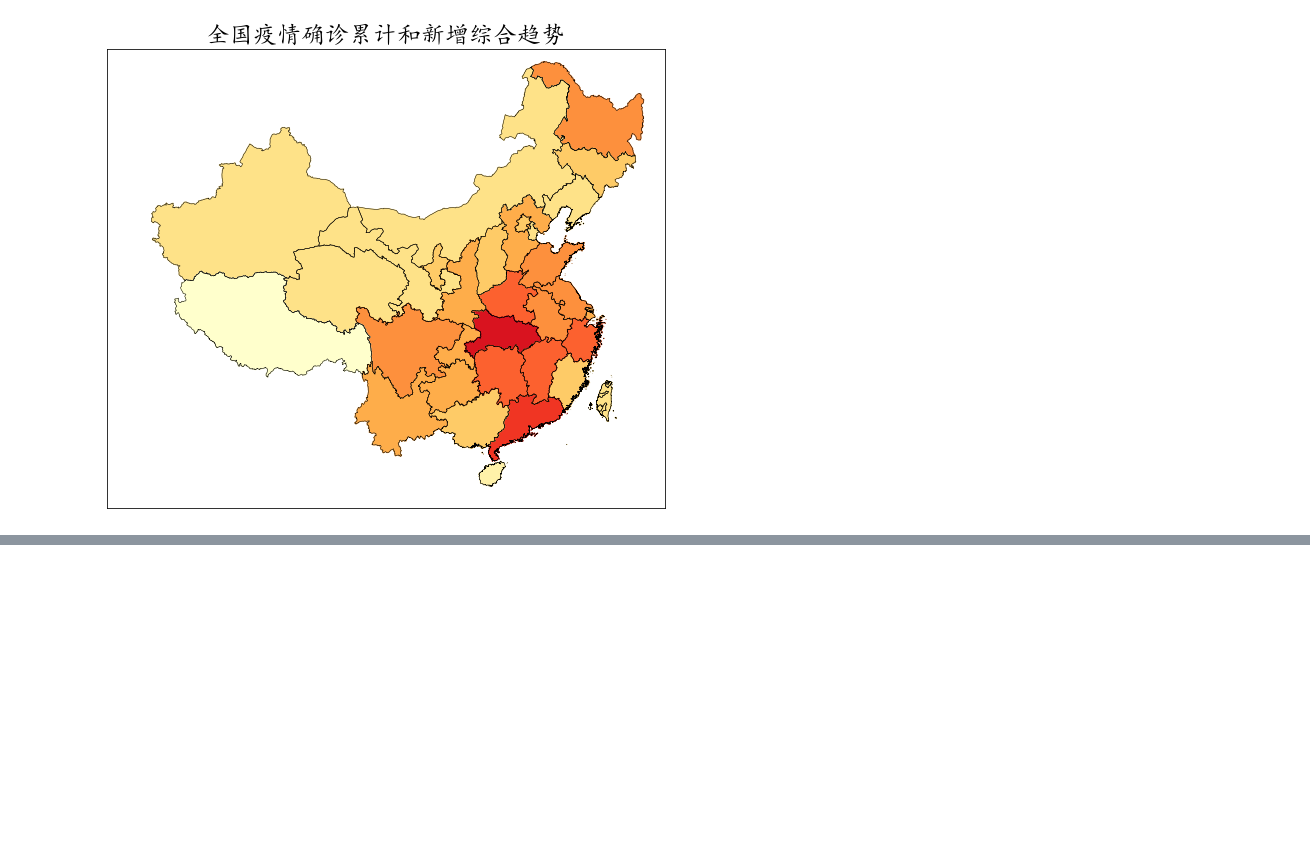
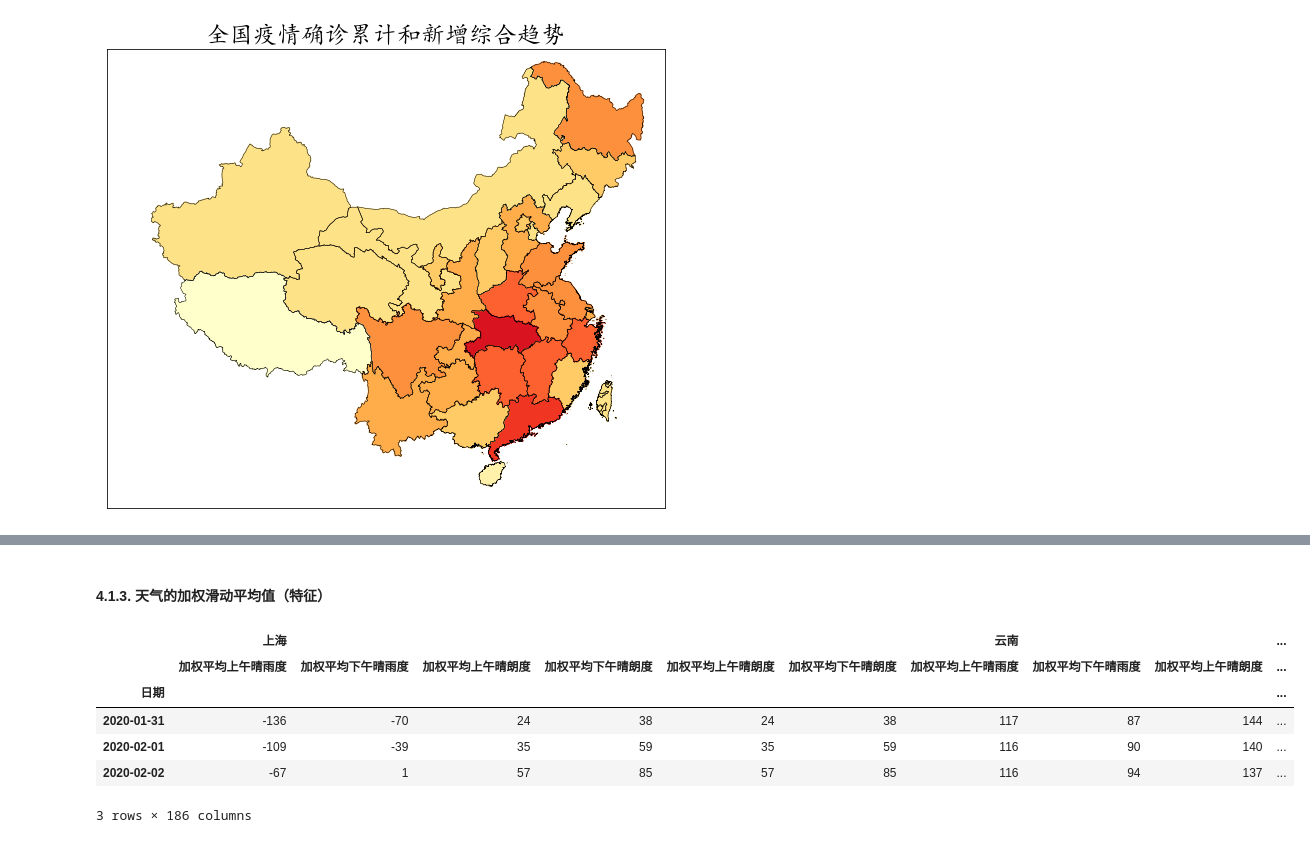
Before and after one commit to hqsh/coronavirus-analysis, a Jupyter notebook: 分析 2020-02-02.ipynb, the cells around one changed output, grey strips where cells are left out. Drawn from its saved outputs; the diff is of its cells as text; code cells hidden in the pictures; blank space fills up the shorter version.

```diff
--- a/分析 2020-02-02.ipynb
+++ b/分析 2020-02-02.ipynb
@@ -627,0 +636,7 @@ df.sort_values('累计确诊', ascending=False)
+# %%
+from coronavirus_analyzer import CoronavirusAnalyzer
+# last_date = None
+analyzer = CoronavirusAnalyzer(last_date)
+df_virus_daily_inc_injured = analyzer.del_city_special_regions(analyzer.df_virus_daily_inc_injured)
+del df_virus_daily_inc_injured['湖北']
+df_virus_daily_inc_injured.tail(3)
@@ -627,0 +664,13 @@ df.sort_values('累计确诊', ascending=False)
+# %% [markdown]
+#### 4.1.3. 天气的加权滑动平均值（特征）
+# %%
+df_weather_ma = analyzer.del_city_special_regions(analyzer.df_weather_ma)
+df_weather_ma.tail(3)
+# %% [output]
+|  | 上海 |  |  |  |  |  | 云南 |  |  | ... |
+|  | 加权平均上午晴雨度 | 加权平均下午晴雨度 | 加权平均上午晴朗度 | 加权平均下午晴朗度 | 加权平均上午晴朗度 | 加权平均下午晴朗度 | 加权平均上午晴雨度 | 加权平均下午晴雨度 | 加权平均上午晴朗度 | ... |
+| 日期 |  |  |  |  |  |  |  |  |  | ... |
+| 2020-01-31 | -136 | -70 | 24 | 38 | 24 | 38 | 117 | 87 | 144 | ... |
+| 2020-02-01 | -109 | -39 | 35 | 59 | 35 | 59 | 116 | 90 | 140 | ... |
+| 2020-02-02 | -67 | 1 | 57 | 85 | 57 | 85 | 116 | 94 | 137 | ... |
+3 rows × 186 columns
```
Also changed, not shown: parts of 35 cells of this notebook, 32 other files.
